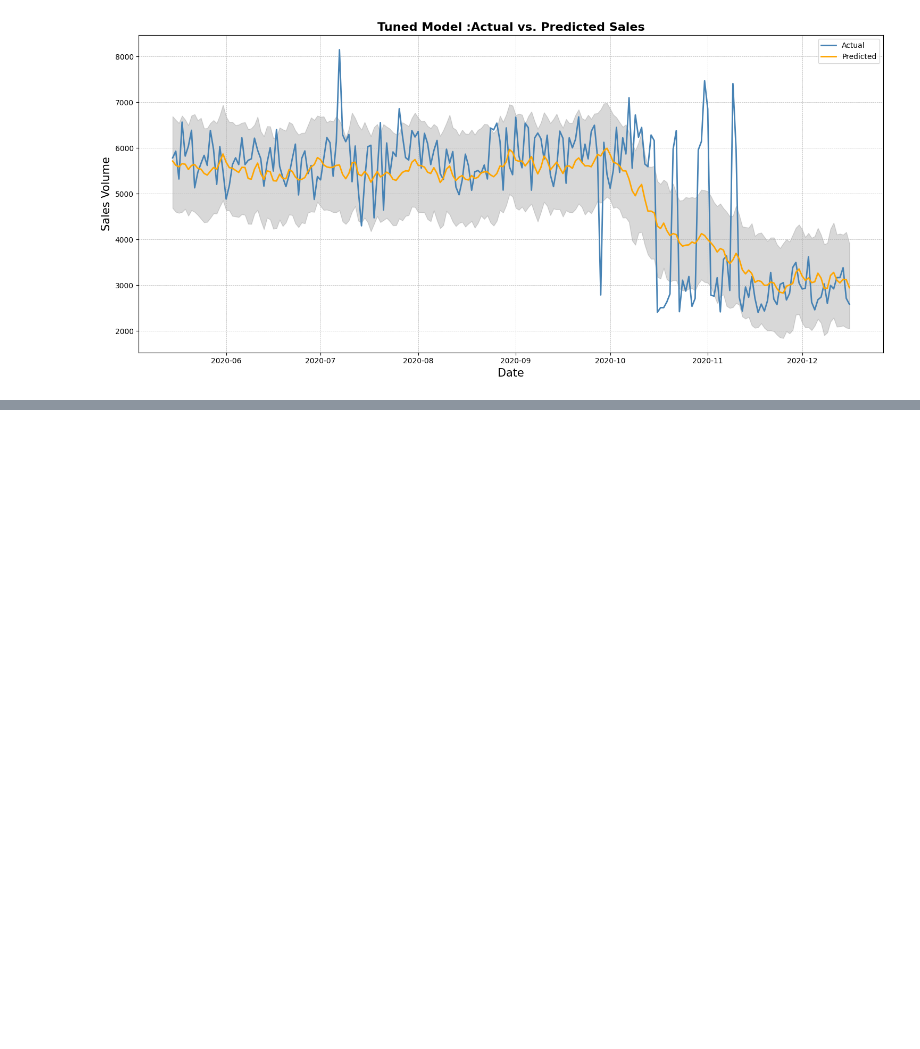
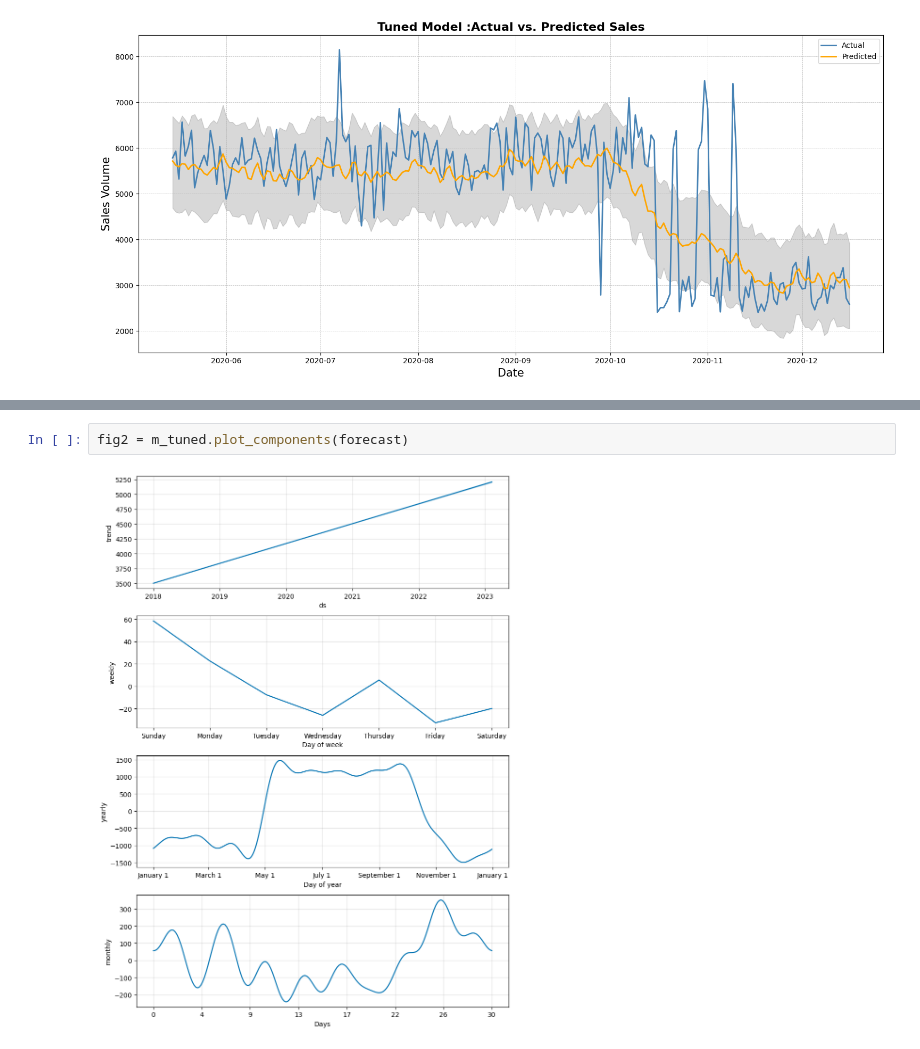
Before and after one commit to jaylesmajor/time-series-analysis, a Jupyter notebook: sales.ipynb, the cells around one changed output, grey strips where cells are left out. Saved outputs shown, nothing was run; the diff lists cells and outputs as text; blank space fills up the shorter version.

```diff
--- a/sales.ipynb
+++ b/sales.ipynb
@@ -426,0 +460,4 @@ plot_actual_vs_predicted(test, yhat_tuned, title='Tuned Model :Actual vs. Predic
+# %%
+fig2 = m_tuned.plot_components(forecast)
+# %% [output]
+[figure, added]
```
Also changed, not shown: parts of 6 cells of this notebook.
